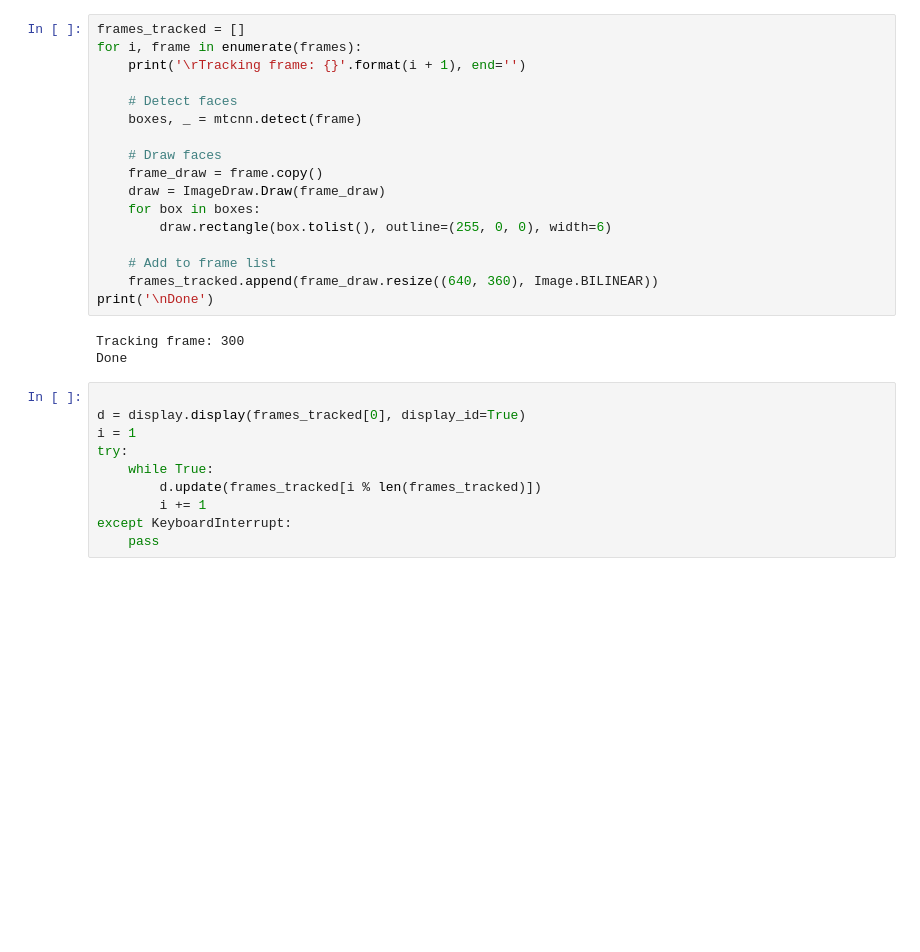
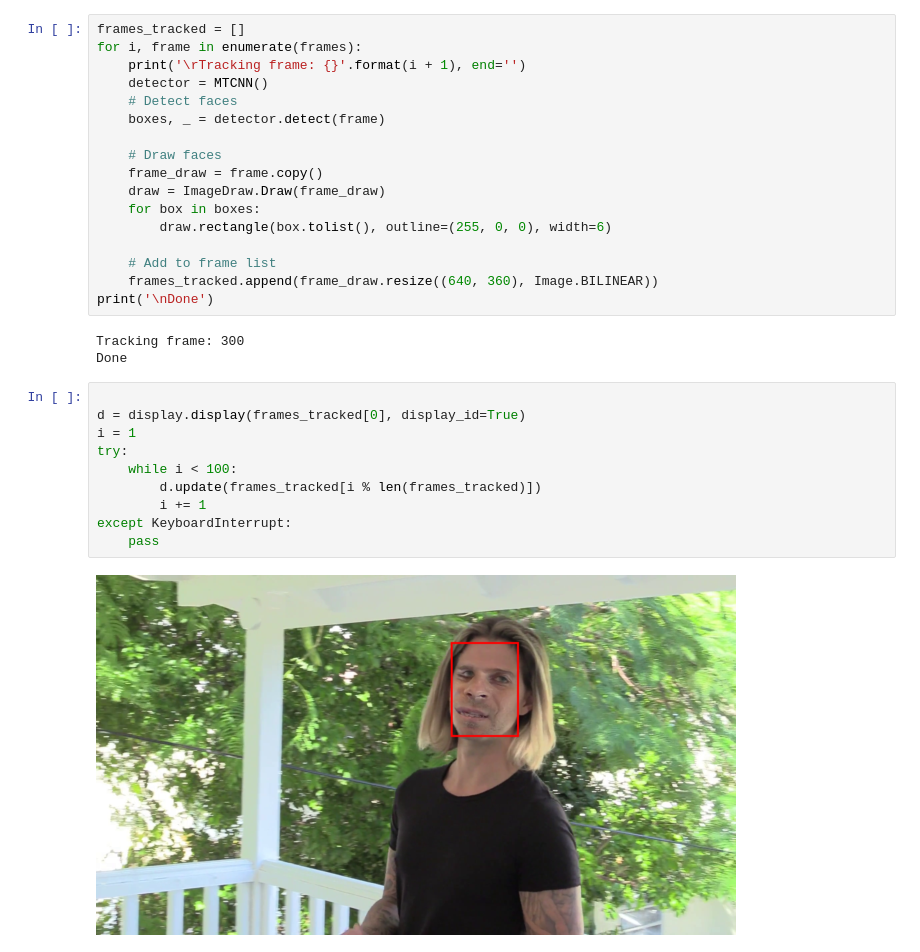
Before and after one commit to zengm71/DeepFakeChallenge, a Jupyter notebook: DeepFakeChallengeCPU.ipynb, the cells around one changed output. Drawn from its saved outputs; the diff is of its cells as text; blank space fills up the shorter version.

```diff
--- a/DeepFakeChallengeCPU.ipynb
+++ b/DeepFakeChallengeCPU.ipynb
@@ -142,9 +41,9 @@ frames
 frames_tracked = []
 for i, frame in enumerate(frames):
     print('\rTracking frame: {}'.format(i + 1), end='')
-
+    detector = MTCNN()
     # Detect faces
-    boxes, _ = mtcnn.detect(frame)
+    boxes, _ = detector.detect(frame)
 
     # Draw faces
     frame_draw = frame.copy()
@@ -161,10 +60,12 @@ Done
 # %%
 
 d = display.display(frames_tracked[0], display_id=True)
 i = 1
 try:
-    while True:
+    while i < 100:
         d.update(frames_tracked[i % len(frames_tracked)])
         i += 1
 except KeyboardInterrupt:
     pass
+# %% [output]
+[figure, added]
```
Also changed, not shown: parts of 14 cells of this notebook, 2 other files.
